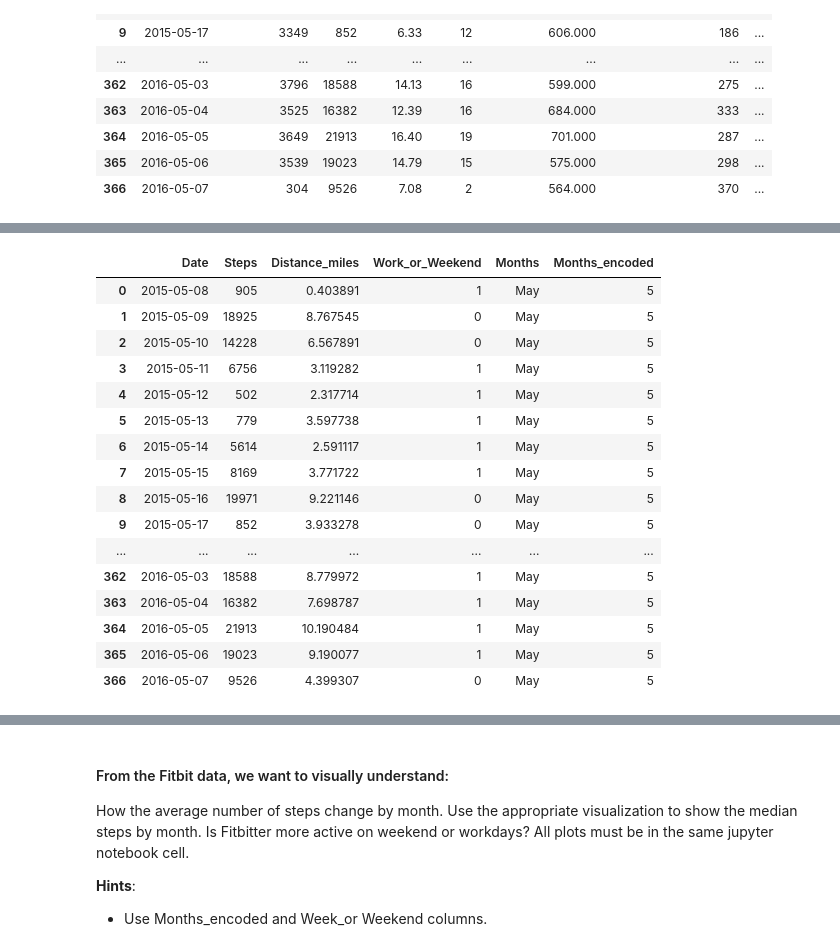
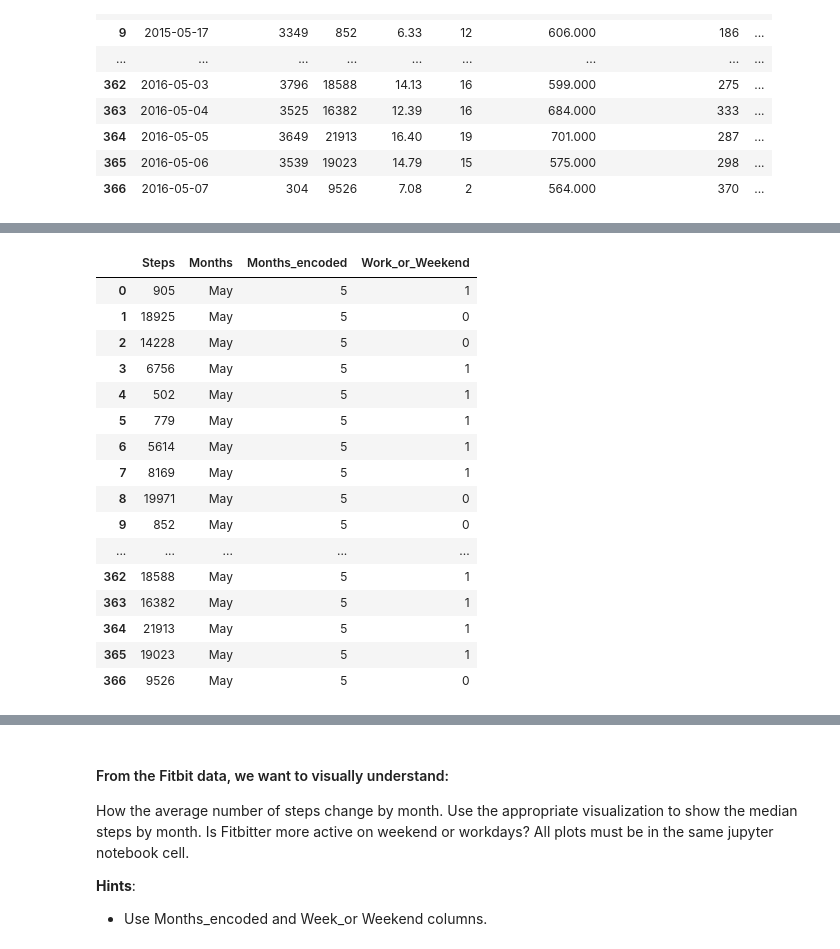
Before and after one commit to Fvperez1/dataptmad0522_labs, a Jupyter notebook: module-2/matplotlib-seaborn/your-code/Matplotlib & Seaborn.ipynb, the cells around one changed output, grey strips where cells are left out. Saved outputs shown, nothing was run; the diff lists cells and outputs as text; code cells hidden in the pictures.

```diff
--- a/module-2/matplotlib-seaborn/your-code/Matplotlib & Seaborn.ipynb
+++ b/module-2/matplotlib-seaborn/your-code/Matplotlib & Seaborn.ipynb
@@ -244,21 +296,21 @@ fitbit
 # %%
-fitbit2 = fitbit[['Date', 'Steps','Distance_miles','Work_or_Weekend','Months','Months_encoded']]
+fitbit2 = fitbit[['Steps','Months','Months_encoded', 'Work_or_Weekend']]
 fitbit2
 # %% [output]
-|  | Date | Steps | Distance_miles | Work_or_Weekend | Months | Months_encoded |
-| 0 | 2015-05-08 | 905 | 0.403891 | 1 | May | 5 |
-| 1 | 2015-05-09 | 18925 | 8.767545 | 0 | May | 5 |
-| 2 | 2015-05-10 | 14228 | 6.567891 | 0 | May | 5 |
-| 3 | 2015-05-11 | 6756 | 3.119282 | 1 | May | 5 |
-| 4 | 2015-05-12 | 502 | 2.317714 | 1 | May | 5 |
-| 5 | 2015-05-13 | 779 | 3.597738 | 1 | May | 5 |
-| 6 | 2015-05-14 | 5614 | 2.591117 | 1 | May | 5 |
-| 7 | 2015-05-15 | 8169 | 3.771722 | 1 | May | 5 |
-| 8 | 2015-05-16 | 19971 | 9.221146 | 0 | May | 5 |
-| 9 | 2015-05-17 | 852 | 3.933278 | 0 | May | 5 |
-| ... | ... | ... | ... | ... | ... | ... |
-| 362 | 2016-05-03 | 18588 | 8.779972 | 1 | May | 5 |
-| 363 | 2016-05-04 | 16382 | 7.698787 | 1 | May | 5 |
-| 364 | 2016-05-05 | 21913 | 10.190484 | 1 | May | 5 |
-| 365 | 2016-05-06 | 19023 | 9.190077 | 1 | May | 5 |
-| 366 | 2016-05-07 | 9526 | 4.399307 | 0 | May | 5 |
+|  | Steps | Months | Months_encoded | Work_or_Weekend |
+| 0 | 905 | May | 5 | 1 |
+| 1 | 18925 | May | 5 | 0 |
+| 2 | 14228 | May | 5 | 0 |
+| 3 | 6756 | May | 5 | 1 |
+| 4 | 502 | May | 5 | 1 |
+| 5 | 779 | May | 5 | 1 |
+| 6 | 5614 | May | 5 | 1 |
+| 7 | 8169 | May | 5 | 1 |
+| 8 | 19971 | May | 5 | 0 |
+| 9 | 852 | May | 5 | 0 |
+| ... | ... | ... | ... | ... |
+| 362 | 18588 | May | 5 | 1 |
+| 363 | 16382 | May | 5 | 1 |
+| 364 | 21913 | May | 5 | 1 |
+| 365 | 19023 | May | 5 | 1 |
+| 366 | 9526 | May | 5 | 0 |
```
Also changed, not shown: parts of 19 cells of this notebook.
